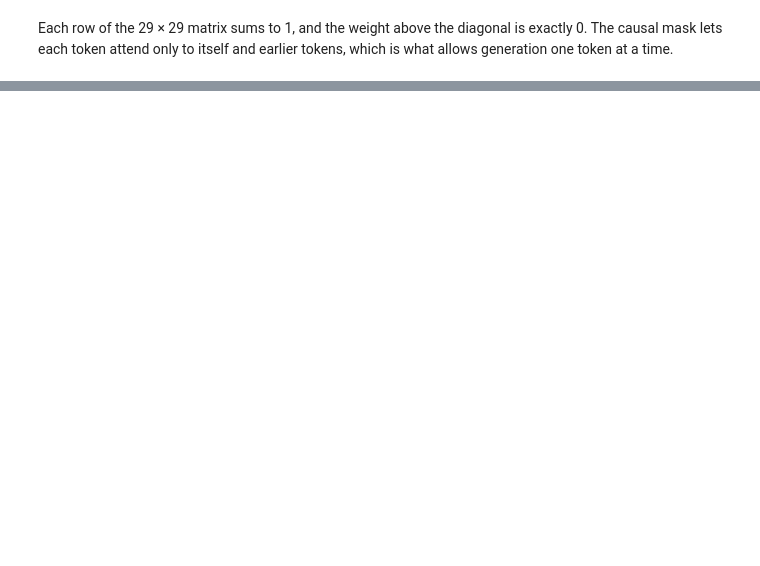
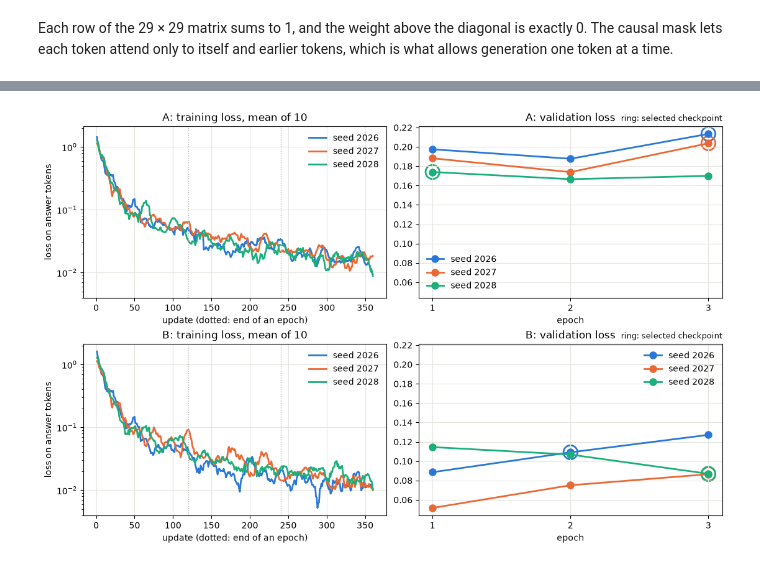
Before and after one commit to mcrayssac/ING3_IAA_GB_NLP_Project, a Jupyter notebook: agent.ipynb, the cells around one changed output, grey strips where cells are left out. Cells and saved outputs as stored; diff of their text form; code cells hidden in the pictures; blank space fills up the shorter version.

```diff
--- a/agent.ipynb
+++ b/agent.ipynb
@@ -193,0 +566,20 @@ Each row of the 29 × 29 matrix sums to 1, and the weight above the diagonal is
+# %%
+# LoRA settings of A, what B changes, and what training touched (run records of 3.2)
+from dataclasses import asdict
+
+a_config, b_config = (load_config(f"configs/adapter-{x}.toml") for x in "ab")
+print(f"base model   {a_config.model_id} @ {a_config.model_revision[:12]}, bf16")
+print(f"LoRA         {a_config.lora}")
+a_values, b_values = asdict(a_config), asdict(b_config)
+print(
+    f"B changes    { {k: (v, b_values[k]) for k, v in a_values.items() if b_values[k] != v} }"
+)
+for seed, run in B_RUNS.items():
+    m = json.loads((run / "metrics.json").read_text())
+    print(
+        f"B seed {seed}: {m['steps']} updates of {m['seconds_per_step']} s, {m['max_memory_gb_at_step_end']} GB"
+    )
+    print(f"  trainable {m['trainable_params']:,} of {m['total_params']:,}")
+    print(
+        f"  only LoRA trainable {m['only_lora_trainable']}, base unchanged {m['base_weights_unchanged']}"
+    )
@@ -193,0 +648,28 @@ Each row of the 29 × 29 matrix sums to 1, and the weight above the diagonal is
+# %%
+# The losses as curves: one row per adapter, one colour per seed
+import matplotlib.pyplot as plt
+
+colours = dict(zip(SEEDS, ("#2a78d6", "#eb6834", "#1baf7a")))
+fig, axes = plt.subplots(2, 2, figsize=(11, 7), sharey="col", layout="constrained")
+for (left, right), (letter, seeds) in zip(axes, histories.items()):
+    for seed, h in seeds.items():
+        line = {"color": colours[seed], "linewidth": 2, "label": f"seed {seed}"}
+        mean10 = [fmean(h["train"][max(0, i - 9) : i + 1]) for i in range(360)]
+        left.plot(range(1, 361), mean10, **line)
+        right.plot([1, 2, 3], h["validation"], marker="o", markersize=8, **line)
+        best = h["selected_epoch"], h["validation"][h["selected_epoch"] - 1]
+        right.scatter(*best, s=260, facecolors="none", edgecolors=colours[seed], lw=2)
+    for step in (120, 240):
+        left.axvline(step, color="#b8b7b1", linewidth=1, linestyle=":")
+    left.set(yscale="log", xlabel="update (dotted: end of an epoch)")
+    left.set(
+        ylabel="loss on answer tokens", title=f"{letter}: training loss, mean of 10"
+    )
+    right.set(xticks=[1, 2, 3], xlabel="epoch", title=f"{letter}: validation loss")
+    right.set_title("ring: selected checkpoint", loc="right", fontsize=9)
+    for axis in (left, right):
+        axis.grid(color="#e6e5e0", linewidth=0.8)
+        axis.legend(frameon=False)
+plt.show()
+# %% [output]
+[figure, added]
```
Also changed, not shown: parts of 72 cells of this notebook, 5 other files.
